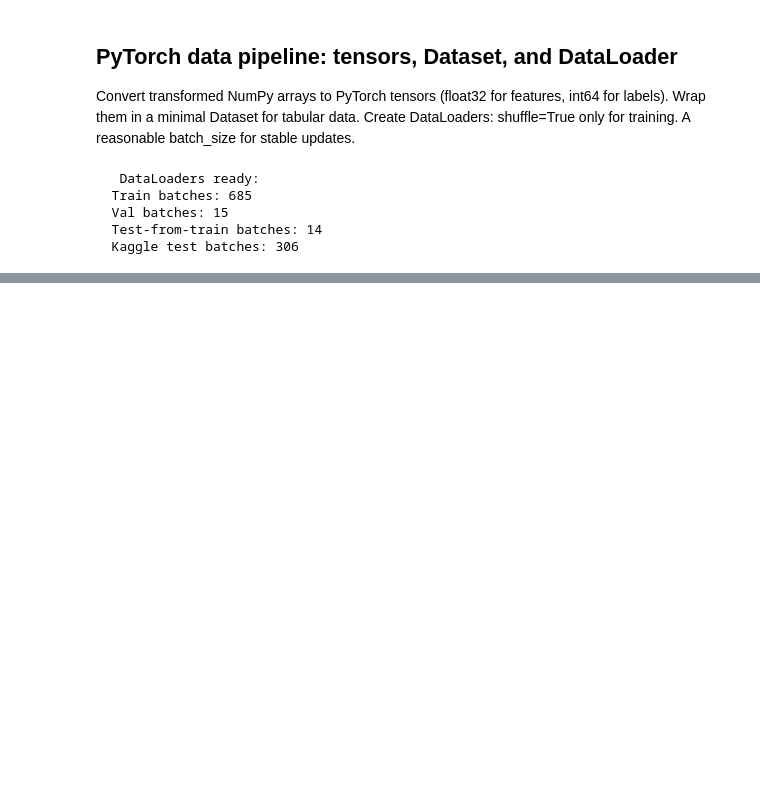
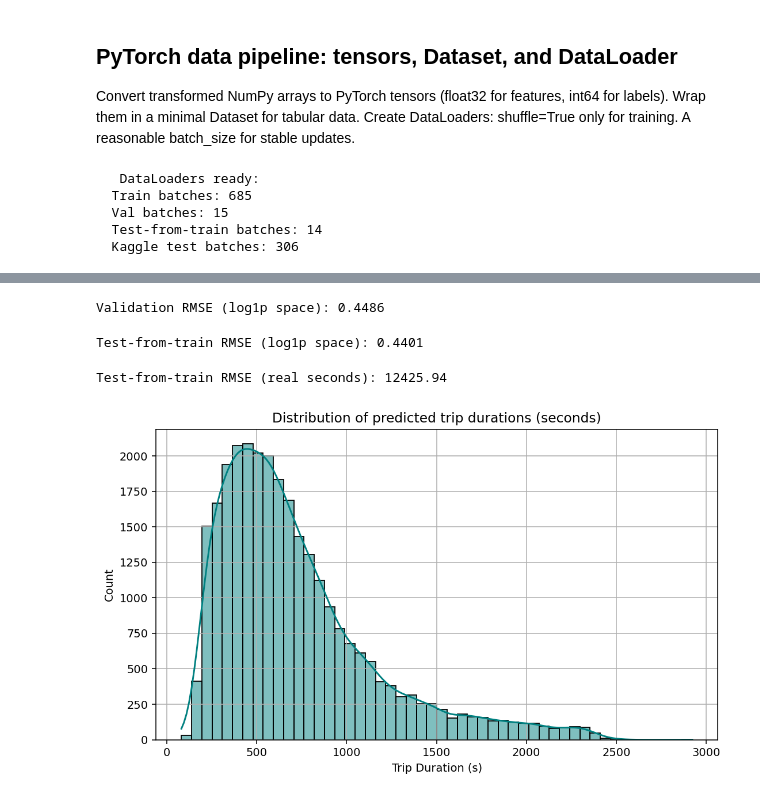
Before and after one commit to Zakariajava/New_York_City_Taxi_Trip_Duration_pred, a Jupyter notebook: notebooks/nycttdp.ipynb, the cells around one changed output, grey strips where cells are left out. Saved outputs shown, nothing was run; the diff lists cells and outputs as text; code cells hidden in the pictures; blank space fills up the shorter version.

Commit message:
trained and tesed the model

```diff
--- a/notebooks/nycttdp.ipynb
+++ b/notebooks/nycttdp.ipynb
@@ -614,0 +805,40 @@ print(f"  Kaggle test batches: {len(test_loader)}")
+# %%
+rmse = np.sqrt(min(history["val_loss"]))
+print(f"Validation RMSE (log1p space): {rmse:.4f}")
+# %% [output]
+Validation RMSE (log1p space): 0.4486
+# %%
+model.eval()
+preds_test, y_true = [], []
+
+with torch.no_grad():
+    for xb, yb in test_from_train_loader:
+        xb = xb.to(DEVICE)
+        preds = model(xb).cpu().numpy()
+        preds_test.append(preds)
+        y_true.append(yb.numpy())
+
+preds_test = np.concatenate(preds_test)
+y_true = np.concatenate(y_true)
+
+# RMSE en log-space
+test_rmse_log = np.sqrt(np.mean((preds_test - y_true) ** 2))
+print(f"Test-from-train RMSE (log1p space): {test_rmse_log:.4f}")
+# %% [output]
+Test-from-train RMSE (log1p space): 0.4401
+# %%
+preds_real = np.expm1(preds_test)
+y_true_real = np.expm1(y_true)
+
+# RMSE real (en seg)
+test_rmse_real = np.sqrt(np.mean((preds_real - y_true_real) ** 2))
+print(f"Test-from-train RMSE (real seconds): {test_rmse_real:.2f}")
+# %% [output]
+Test-from-train RMSE (real seconds): 12425.94
+# %%
+sns.histplot(preds_real, bins=50, kde=True, color="teal")
+plt.title("Distribution of predicted trip durations (seconds)")
+plt.xlabel("Trip Duration (s)")
+plt.show()
+# %% [output]
+[figure, added]
```
Also changed, not shown: parts of 6 cells of this notebook, 2 other files.
